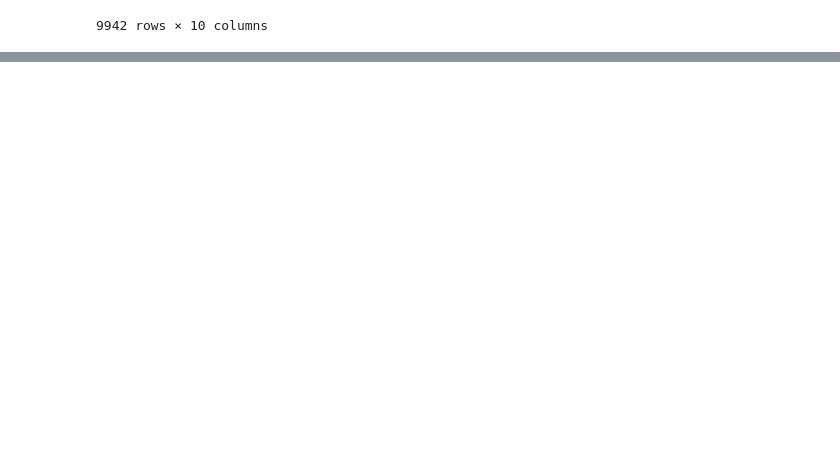
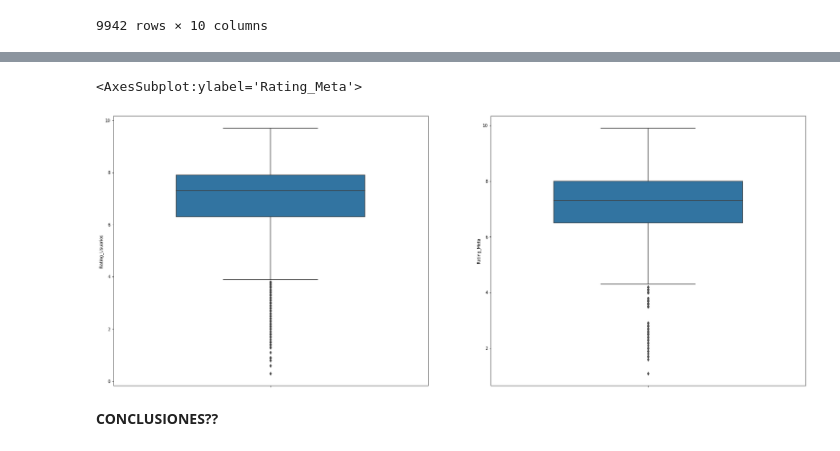
Before and after one commit to k-i-r-b-y/Proyecto-IMT2200-Crypto_world_fluctuation, a Jupyter notebook: proyecto_cd.ipynb, the cells around one changed output, grey strips where cells are left out. Cells and saved outputs as stored; diff of their text form; code cells hidden in the pictures; blank space fills up the shorter version.

```diff
--- a/proyecto_cd.ipynb
+++ b/proyecto_cd.ipynb
@@ -244,0 +294,12 @@ Genero
+# %%
+df_games = df_games[df_games["Rating_Usuarios"] <= 10]
+# %%
+fig, (ax, ax2) = plt.subplots(1,2, figsize=(30,12))
+
+sns.boxplot(data=df_games,y='Rating_Usuarios', width=0.6, ax=ax)
+sns.boxplot(data=df_games,y='Rating_Meta', width=0.6, ax=ax2)
+# %% [output]
+<AxesSubplot:ylabel='Rating_Meta'>
+[figure, added]
+# %% [markdown]
+**CONCLUSIONES??**
```
Also changed, not shown: parts of 15 cells of this notebook.
